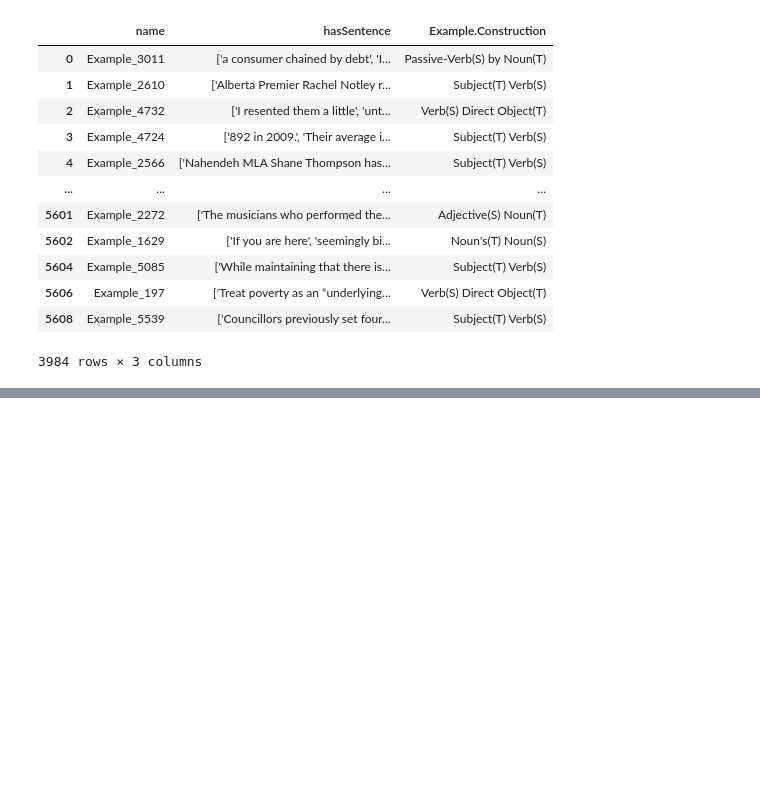
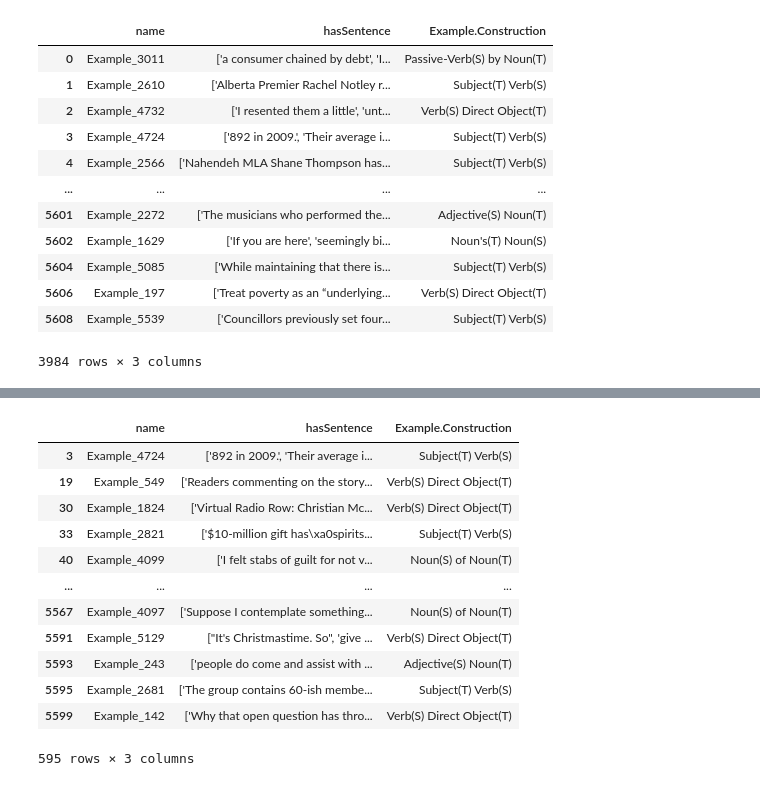
Before and after one commit to MORImementos/DissertationRepository, a Jupyter notebook: workflow/examples.ipynb, the cells around one changed output, grey strips where cells are left out. Saved outputs shown, nothing was run; the diff lists cells and outputs as text; code cells hidden in the pictures; blank space fills up the shorter version.

```diff
--- a/workflow/examples.ipynb
+++ b/workflow/examples.ipynb
@@ -76,3 +76,10 @@ df
 | 5606 | Example_197 | ['Treat poverty as an “underlying... | Verb(S) Direct Object(T) |
 | 5608 | Example_5539 | ['Councillors previously set four... | Subject(T) Verb(S) |
 3984 rows × 3 columns
+# %%
+import json
+
+with open("data/primary_examples.json") as f:
+    all_examples = json.load(f)
+
+all_examples
@@ -78,0 +104,17 @@ df
+# %%
+primary_df = df[df['name'].isin(all_examples)]
+primary_df
+# %% [output]
+|  | name | hasSentence | Example.Construction |
+| 3 | Example_4724 | ['892 in 2009.', 'Their average i... | Subject(T) Verb(S) |
+| 19 | Example_549 | ['Readers commenting on the story... | Verb(S) Direct Object(T) |
+| 30 | Example_1824 | ['Virtual Radio Row: Christian Mc... | Verb(S) Direct Object(T) |
+| 33 | Example_2821 | ['$10-million gift has\xa0spirits... | Subject(T) Verb(S) |
+| 40 | Example_4099 | ['I felt stabs of guilt for not v... | Noun(S) of Noun(T) |
+| ... | ... | ... | ... |
+| 5567 | Example_4097 | ['Suppose I contemplate something... | Noun(S) of Noun(T) |
+| 5591 | Example_5129 | ["It's Christmastime. So", 'give ... | Verb(S) Direct Object(T) |
+| 5593 | Example_243 | ['people do come and assist with ... | Adjective(S) Noun(T) |
+| 5595 | Example_2681 | ['The group contains 60-ish membe... | Subject(T) Verb(S) |
+| 5599 | Example_142 | ['Why that open question has thro... | Verb(S) Direct Object(T) |
+595 rows × 3 columns
```
Also changed, not shown: parts of 5 cells of this notebook, 38 other files.
